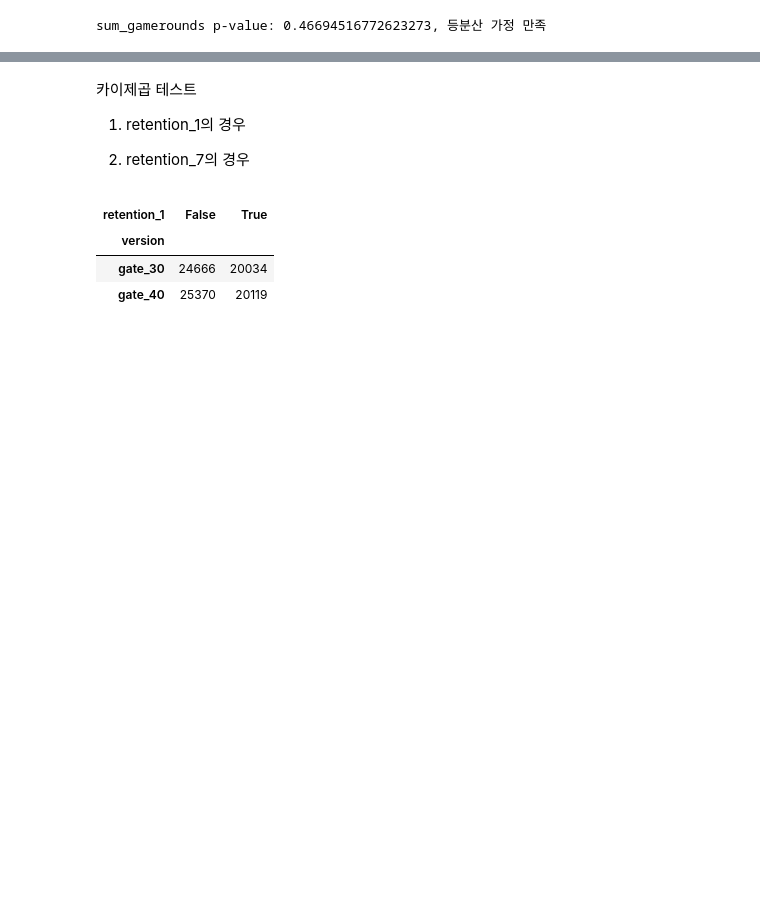
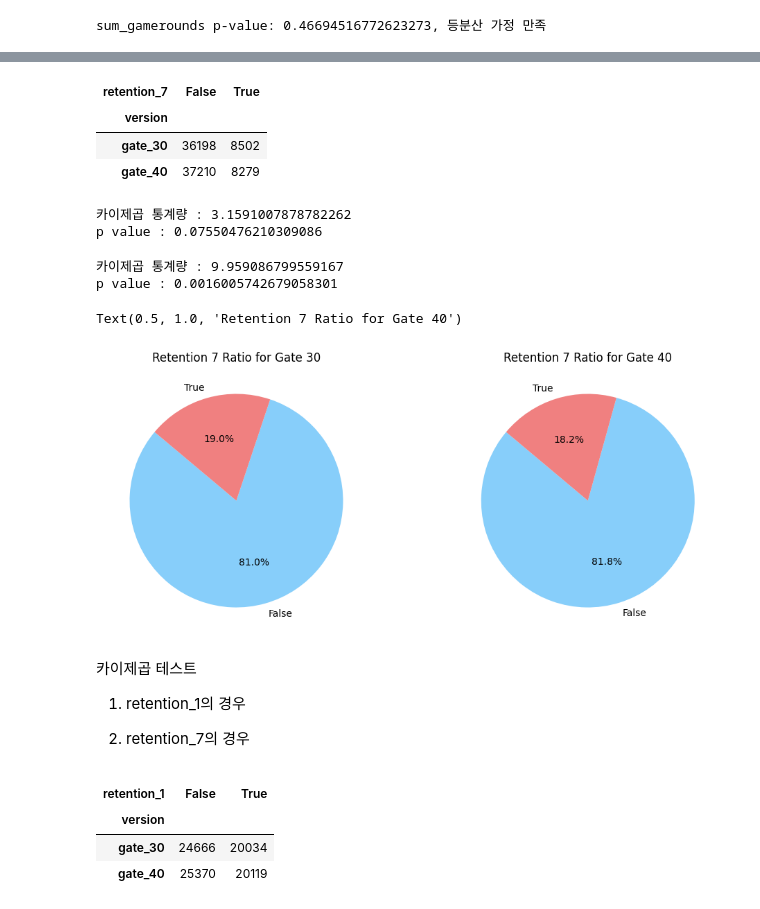
Before and after one commit to GRetriever/Data-Analysis-Project, a Jupyter notebook: Cookie Cats/Cookie Cats.ipynb, the cells around one changed output, grey strips where cells are left out. Cells and saved outputs as stored; diff of their text form; code cells hidden in the pictures; blank space fills up the shorter version.

```diff
--- a/Cookie Cats/Cookie Cats.ipynb
+++ b/Cookie Cats/Cookie Cats.ipynb
@@ -192,3 +211,45 @@ sum_gamerounds 0.37290868247405207 귀무가설 기각 불가
+# %%
+retention_7
+# %% [output]
+| retention_7 | False | True |
+| version |  |  |
+| gate_30 | 36198 | 8502 |
+| gate_40 | 37210 | 8279 |
+# %%
+chi2_statistics,pvalue,_,_=chi2_contingency(retention_1)
+
+print(f'카이제곱 통계량 : {chi2_statistics}')
+print(f'p value : {pvalue}')
+# %% [output]
+카이제곱 통계량 : 3.1591007878782262
+p value : 0.07550476210309086
+# %%
+chi2_statistics,pvalue,_,_=chi2_contingency(retention_7)
+
+print(f'카이제곱 통계량 : {chi2_statistics}')
+print(f'p value : {pvalue}')
+# %% [output]
+카이제곱 통계량 : 9.959086799559167
+p value : 0.0016005742679058301
+# %%
+a = df[df['version'] == 'gate_30']['retention_7']
+# %%
+b = df[df['version'] == 'gate_40']['retention_7']
+# %%
+plt.figure(figsize=(12,5))
+colors = ['lightskyblue', 'lightcoral']
+color = ['lightskyblue','lightcoral']
+
+plt.subplot(1,2,1)
+plt.pie(a.value_counts(),colors=colors,labels=a.unique(),autopct='%1.1f%%', startangle=140)
+plt.title('Retention 7 Ratio for Gate 30')
+
+plt.subplot(1,2,2)
+plt.pie(b.value_counts(),colors=color,labels=b.unique(),autopct='%1.1f%%', startangle=140)
+plt.title('Retention 7 Ratio for Gate 40')
+# %% [output]
+Text(0.5, 1.0, 'Retention 7 Ratio for Gate 40')
+[figure, added]
 # %% [markdown]
 카이제곱 테스트
 
```
Also changed, not shown: parts of 12 cells of this notebook.
